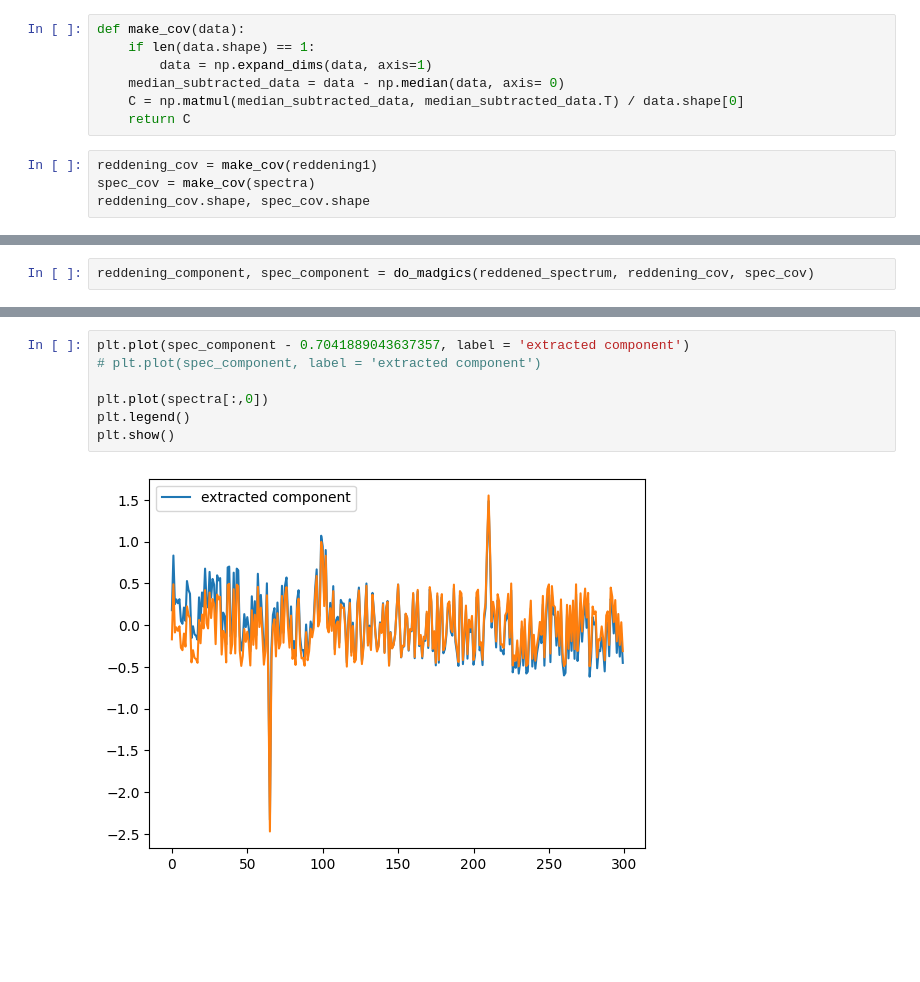
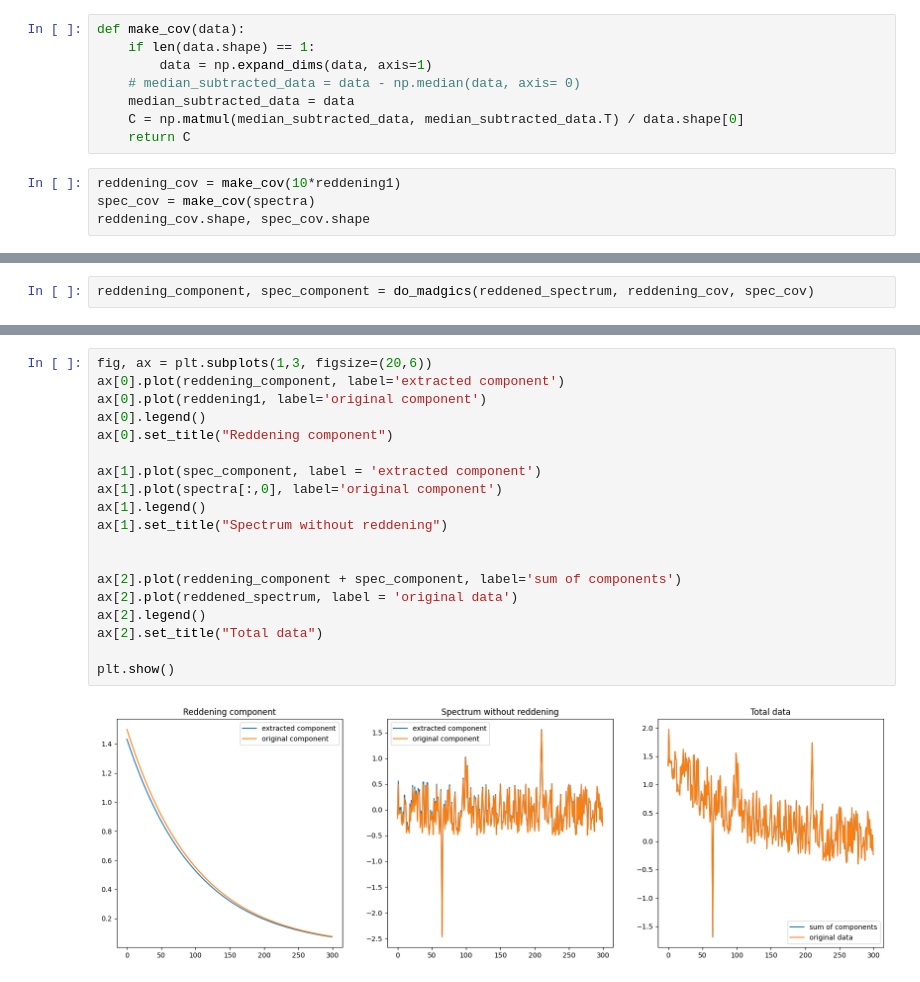
Before and after one commit to asmuzsoy/madgics-toy-examples, a Jupyter notebook: reddening_tutorial.ipynb, the cells around one changed output, grey strips where cells are left out. Saved outputs shown, nothing was run; the diff lists cells and outputs as text; blank space fills up the shorter version.

```diff
--- a/reddening_tutorial.ipynb
+++ b/reddening_tutorial.ipynb
@@ -76,11 +77,12 @@ Now, we can use our simulated dataset and the MADGICS formalism to separate out
 def make_cov(data):
     if len(data.shape) == 1:
         data = np.expand_dims(data, axis=1)
-    median_subtracted_data = data - np.median(data, axis= 0)
+    # median_subtracted_data = data - np.median(data, axis= 0)
+    median_subtracted_data = data
     C = np.matmul(median_subtracted_data, median_subtracted_data.T) / data.shape[0]
     return C
 # %%
-reddening_cov = make_cov(reddening1)
+reddening_cov = make_cov(10*reddening1)
 spec_cov = make_cov(spectra)
 reddening_cov.shape, spec_cov.shape
 # %% [output]
@@ -111,9 +100,21 @@ plt.plot(reddened_spectrum)
-# %%
-plt.plot(spec_component - 0.7041889043637357, label = 'extracted component')
-# plt.plot(spec_component, label = 'extracted component')
-
-plt.plot(spectra[:,0])
-plt.legend()
-plt.show()
-# %% [output]
-[figure, removed]
+# %%
+fig, ax = plt.subplots(1,3, figsize=(20,6))
+ax[0].plot(reddening_component, label='extracted component')
+ax[0].plot(reddening1, label='original component')
+ax[0].legend()
+ax[0].set_title("Reddening component")
+
+ax[1].plot(spec_component, label = 'extracted component')
+ax[1].plot(spectra[:,0], label='original component')
+ax[1].legend()
+ax[1].set_title("Spectrum without reddening")
+
+
+ax[2].plot(reddening_component + spec_component, label='sum of components')
+ax[2].plot(reddened_spectrum, label = 'original data')
+ax[2].legend()
+ax[2].set_title("Total data")
+
+plt.show()
+# %% [output]
+[figure, added]
```
Also changed, not shown: parts of 6 cells of this notebook.
